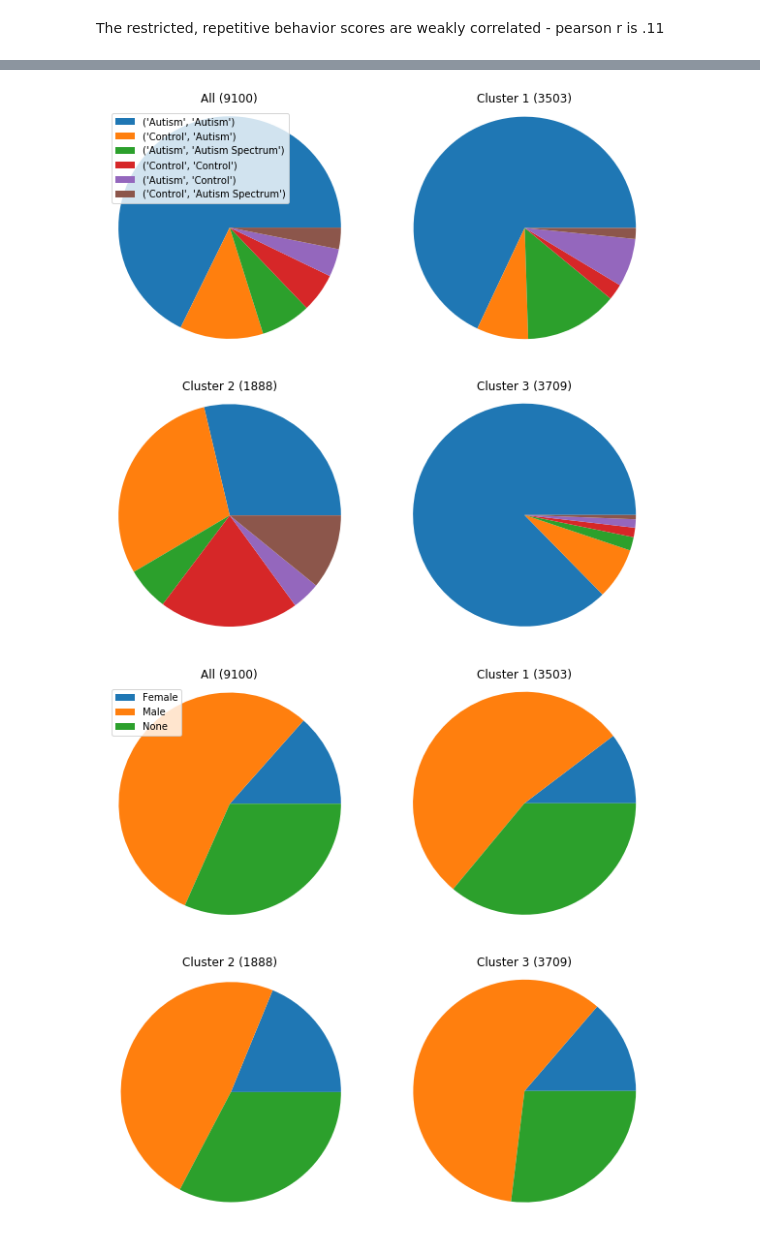
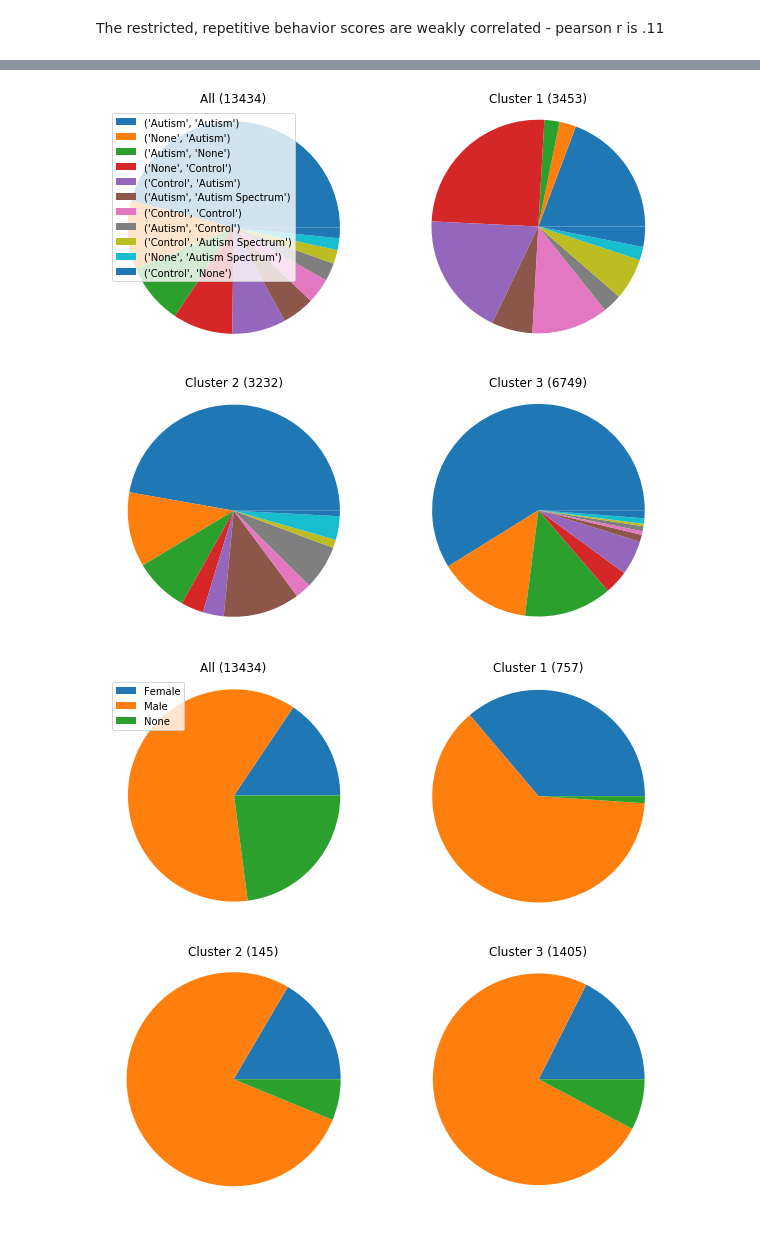
Before and after one commit to walllab/PhenotypeGLRM, a Jupyter notebook: analysis/Evaluate-Clusters.ipynb, the cells around one changed output, grey strips where cells are left out. Cells and saved outputs as stored; diff of their text form; code cells hidden in the pictures.

```diff
--- a/analysis/Evaluate-Clusters.ipynb
+++ b/analysis/Evaluate-Clusters.ipynb
@@ -9,19 +9,23 @@ k = 3
 X = np.loadtxt('../data/softkmeans_logloss_X%d.csv' % k, delimiter=',')
 Y = np.loadtxt('../data/softkmeans_logloss_Y%d.csv' % k, delimiter=',')
 
-data = np.genfromtxt('../data/all_samples_both_instruments_filtered.csv', delimiter=',', skip_header=True)
+data = np.genfromtxt('../data/all_samples_filtered.csv', delimiter=',', skip_header=True, missing_values=['None', ''])
+print(data)
 data = data[:, 1:]
+data[np.where(data == 0)] = -1
+data[np.where(data > 0)] = 1
+data[np.where(np.isnan(data))] = 0
 print(data)
 m, n = data.shape
 
-with open('../data/all_samples_both_instruments_filtered_labels.csv', 'r') as f:
+with open('../data/all_samples_filtered_labels.csv', 'r') as f:
     reader = csv.reader(f)
     header = next(reader)
     key_to_index = dict([(h, i) for i, h in enumerate(header[1:])])
     data_labels = [x[1:] for x in reader]
 
 
-with open('../data/all_samples_both_instruments_filtered.csv', 'r') as f:
+with open('../data/all_samples_filtered.csv', 'r') as f:
     reader = csv.reader(f)
     header = next(reader)
 
@@ -143,63 +167,63 @@ print(np.sum(X, 1))
 # %%
 from collections import Counter
 import math
 
 all_c = Counter([(get_label(i, 'ADIR:diagnosis'), get_label(i, 'ADOS:diagnosis')) for i in range(m)])
 keys = [k for k, v in all_c.most_common()]
 
-plt.figure(figsize=(10, 10))
+plt.figure(figsize=(10, 20))
 
-plt.subplot(2, 2, 1)
+plt.subplot(4, 2, 1)
 c = Counter([(get_label(index, 'ADIR:diagnosis'), get_label(index, 'ADOS:diagnosis')) for index in range(m)])
 plt.pie([c[k] for k in keys])
 plt.title('All (%d)' % m)
 plt.axis('equal')
 plt.legend(loc="upper left", labels=keys)
 
 for i in range(k):
-    #indexes = np.where(X[i, :]==1)[0]
+    #indexes = np.where(X[i, :]>.5)[0]
     indexes = np.where(X[i, :]==np.amax(X, axis=0))[0]
     #indexes = np.where(X[i, :]> 0)[0]
     c = Counter([(get_label(index, 'ADIR:diagnosis'), get_label(index, 'ADOS:diagnosis')) for index in indexes])
 
-    plt.subplot(2, 2, i+2)
+    plt.subplot(4, 2, i+2)
     plt.pie([c[k] for k in keys])
     plt.title('Cluster %d (%d)' % (i+1, len(indexes)))
     plt.axis('equal')
 
 
 plt.show()
 # %% [output]
-[figure, old version]
+[figure, new version]
 # %%
 from collections import Counter
 import math
 
-plt.figure(figsize=(10, 10))
+plt.figure(figsize=(10, 20))
 
-plt.subplot(2, 2, 1)
+plt.subplot(4, 2, 1)
 c = Counter(gender)
-keys = c.keys()
-plt.pie([c[k] for k in keys])
+gkeys = c.keys()
+plt.pie([c[k] for k in gkeys])
 plt.title('All (%d)' % m)
 plt.axis('equal')
-plt.legend(loc="upper left", labels=keys)
+plt.legend(loc="upper left", labels=gkeys)
 
 for i in range(k):
-    #indexes = np.where(X[i, :]==1)[0]
-    indexes = np.where(X[i, :]==np.amax(X, axis=0))[0]
+    indexes = np.where(X[i, :]==1)[0]
+    #indexes = np.where(X[i, :]==np.amax(X, axis=0))[0]
     #indexes = np.where(X[i, :]> 0)[0]
     c = Counter([gender[index] for index in indexes])
 
-    plt.subplot(2, 2, i+2)
-    plt.pie([c[k] for k in keys])
+    plt.subplot(4, 2, i+2)
+    plt.pie([c[k] for k in gkeys])
     plt.title('Cluster %d (%d)' % (i+1, len(indexes)))
     plt.axis('equal')
 
 
 plt.show()
 # %% [output]
-[figure, old version]
+[figure, new version]
 # %%
 import matplotlib.pyplot as plt
 cay = plt.matshow(Y>0, cmap='hot')
```
Also changed, not shown: parts of 24 cells of this notebook, 5 other files.
